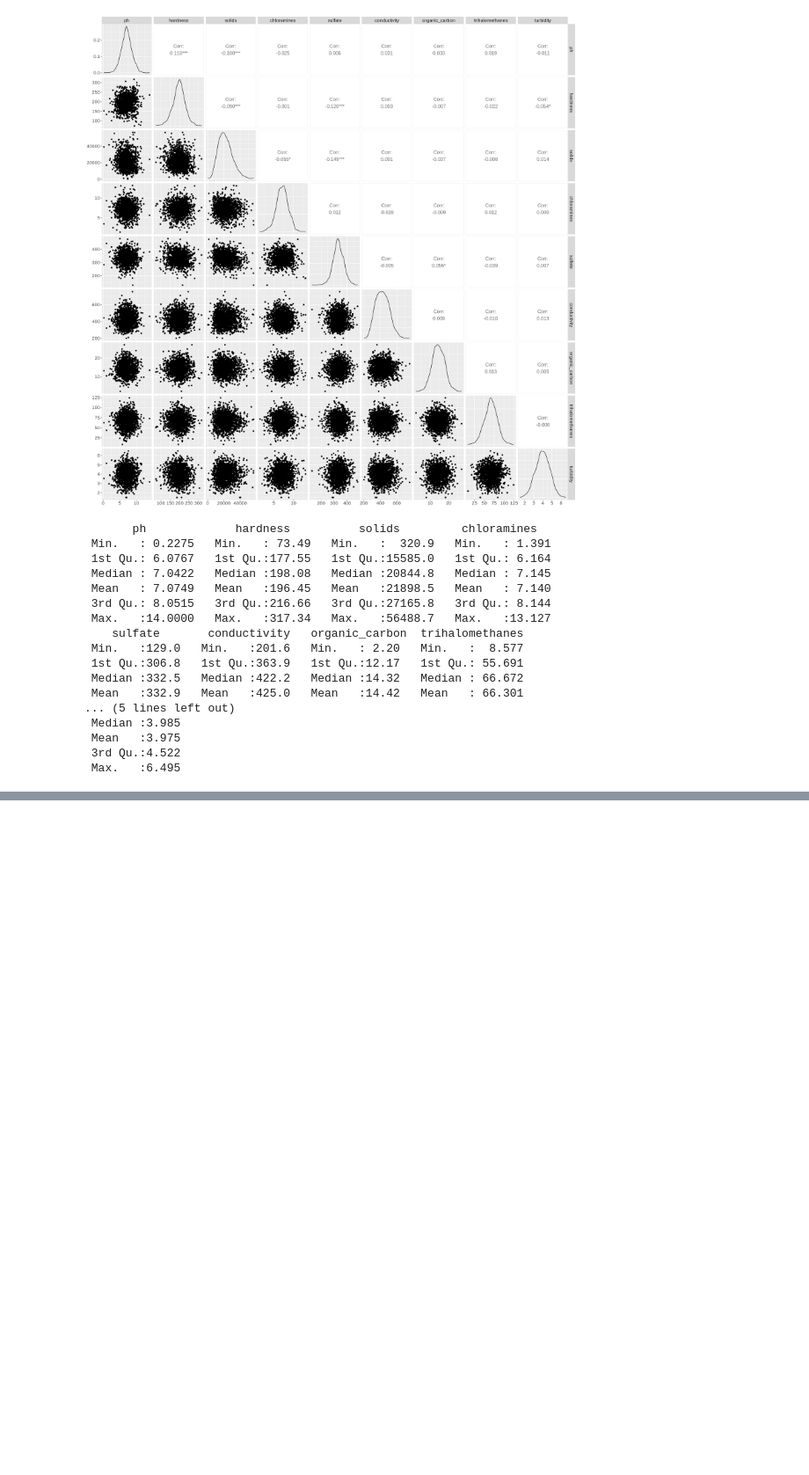
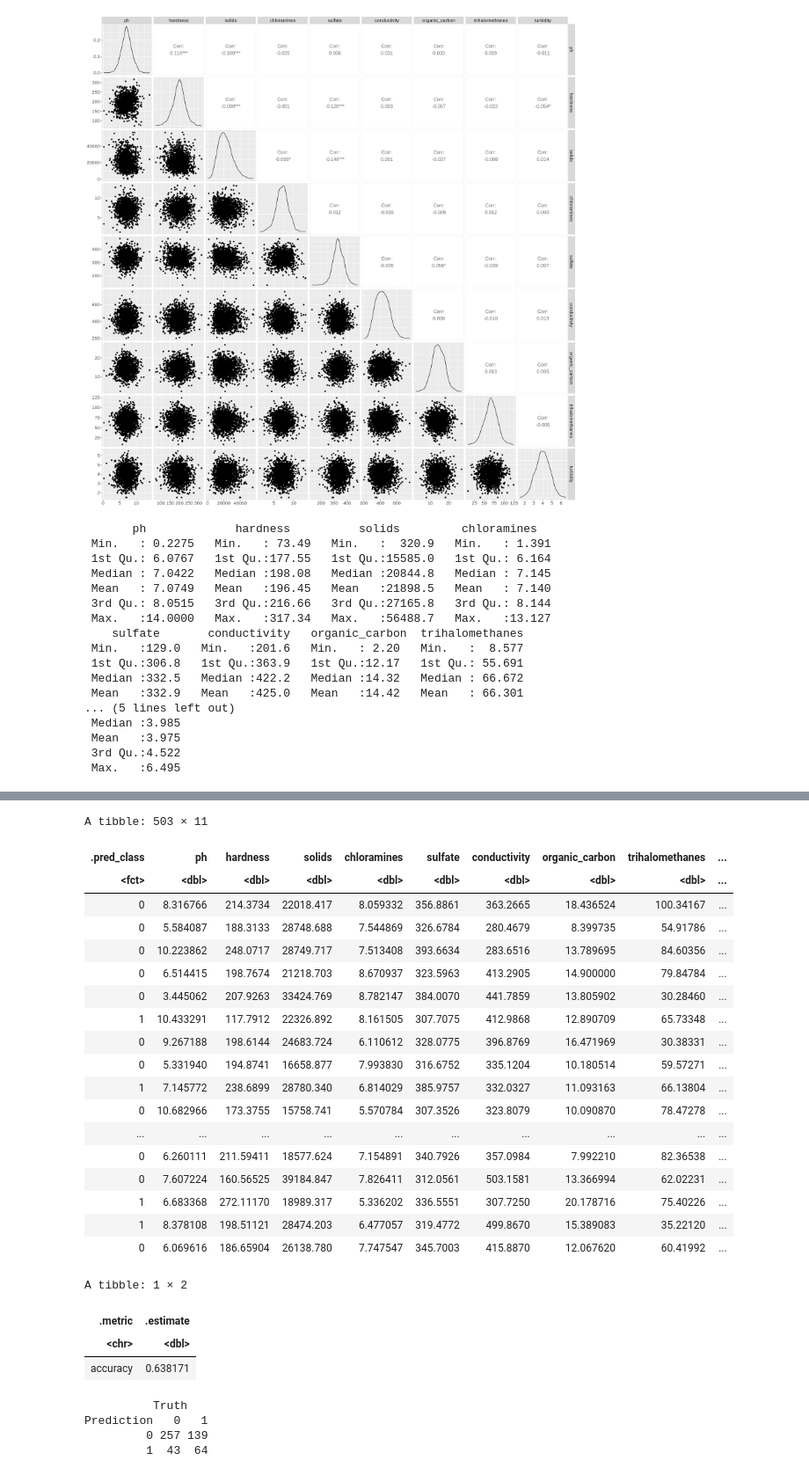
Before and after one commit to kashish1928/Dsci100_Group93_, a Jupyter notebook: Group-Project-Report.ipynb, the cells around one changed output, grey strips where cells are left out. Shown at 88% size. Drawn from its saved outputs; the diff is of its cells as text; code cells hidden in the pictures; blank space fills up the shorter version.

```diff
--- a/Group-Project-Report.ipynb
+++ b/Group-Project-Report.ipynb
@@ -122,0 +288,77 @@ summary(water_train)
+# %%
+# ##(7)##
+# knn_best_spec <- nearest_neighbor(weight_func = "rectangular", neighbors = 5) |>
+#   set_engine("kknn") |>
+#   set_mode("classification")
+
+# cancer_fit <- workflow() |>
+#   add_recipe(cancer_recipe) |>
+#   add_model(knn_best_spec) |>
+#   fit(data = cancer_train)
+
+# ##(8)##
+# # Get the prediction column
+# cancer_predictions <- predict(cancer_fit, cancer_test) |>
+#     bind_cols(cancer_test)
+
+# # Compare the accuracy of predictions to the true values in the test set
+# cancer_acc <- cancer_predictions |>
+#     metrics(truth = Classes, estimate = .pred_class) |>
+#     select(.metric, .estimate) |>
+#     head(1)
+
+# # Compare the predictions to the true values in a confusion matrix
+# cancer_cm <- cancer_predictions |>
+#     conf_mat(truth = Classes, estimate = .pred_class)
+
+knn_best_spec <- nearest_neighbor(weight_func = "rectangular", neighbors = 11) |>
+    set_engine("kknn") |>
+    set_mode("classification")
+
+water_fit <- workflow() |>
+    add_recipe(water_recipe) |>
+    add_model(knn_best_spec) |>
+    fit(data = water_train)
+
+water_predictions <- predict(water_fit, water_test) |>
+    bind_cols(water_test)
+
+water_acc <- water_predictions |>
+    metrics(truth = potability, estimate = .pred_class) |>
+    select(.metric, .estimate) |>
+    head(1)
+
+water_cm <- water_predictions |>
+    conf_mat(truth = potability, estimate = .pred_class)
+
+water_predictions
+water_acc
+water_cm
+# %% [output]
+A tibble: 503 × 11
+| .pred_class | ph | hardness | solids | chloramines | sulfate | conductivity | organic_carbon | trihalomethanes | ... |
+| <fct> | <dbl> | <dbl> | <dbl> | <dbl> | <dbl> | <dbl> | <dbl> | <dbl> | ... |
+| 0 | 8.316766 | 214.3734 | 22018.417 | 8.059332 | 356.8861 | 363.2665 | 18.436524 | 100.34167 | ... |
+| 0 | 5.584087 | 188.3133 | 28748.688 | 7.544869 | 326.6784 | 280.4679 | 8.399735 | 54.91786 | ... |
+| 0 | 10.223862 | 248.0717 | 28749.717 | 7.513408 | 393.6634 | 283.6516 | 13.789695 | 84.60356 | ... |
+| 0 | 6.514415 | 198.7674 | 21218.703 | 8.670937 | 323.5963 | 413.2905 | 14.900000 | 79.84784 | ... |
+| 0 | 3.445062 | 207.9263 | 33424.769 | 8.782147 | 384.0070 | 441.7859 | 13.805902 | 30.28460 | ... |
+| 1 | 10.433291 | 117.7912 | 22326.892 | 8.161505 | 307.7075 | 412.9868 | 12.890709 | 65.73348 | ... |
+| 0 | 9.267188 | 198.6144 | 24683.724 | 6.110612 | 328.0775 | 396.8769 | 16.471969 | 30.38331 | ... |
+| 0 | 5.331940 | 194.8741 | 16658.877 | 7.993830 | 316.6752 | 335.1204 | 10.180514 | 59.57271 | ... |
+| 1 | 7.145772 | 238.6899 | 28780.340 | 6.814029 | 385.9757 | 332.0327 | 11.093163 | 66.13804 | ... |
+| 0 | 10.682966 | 173.3755 | 15758.741 | 5.570784 | 307.3526 | 323.8079 | 10.090870 | 78.47278 | ... |
+| ... | ... | ... | ... | ... | ... | ... | ... | ... | ... |
+| 0 | 6.260111 | 211.59411 | 18577.624 | 7.154891 | 340.7926 | 357.0984 | 7.992210 | 82.36538 | ... |
+| 0 | 7.607224 | 160.56525 | 39184.847 | 7.826411 | 312.0561 | 503.1581 | 13.366994 | 62.02231 | ... |
+| 1 | 6.683368 | 272.11170 | 18989.317 | 5.336202 | 336.5551 | 307.7250 | 20.178716 | 75.40226 | ... |
+| 1 | 8.378108 | 198.51121 | 28474.203 | 6.477057 | 319.4772 | 499.8670 | 15.389083 | 35.22120 | ... |
+| 0 | 6.069616 | 186.65904 | 26138.780 | 7.747547 | 345.7003 | 415.8870 | 12.067620 | 60.41992 | ... |
+A tibble: 1 × 2
+| .metric | .estimate |
+| <chr> | <dbl> |
+| accuracy | 0.638171 |
+          Truth
+Prediction   0   1
+         0 257 139
+         1  43  64
```
Also changed, not shown: parts of 5 cells of this notebook.
